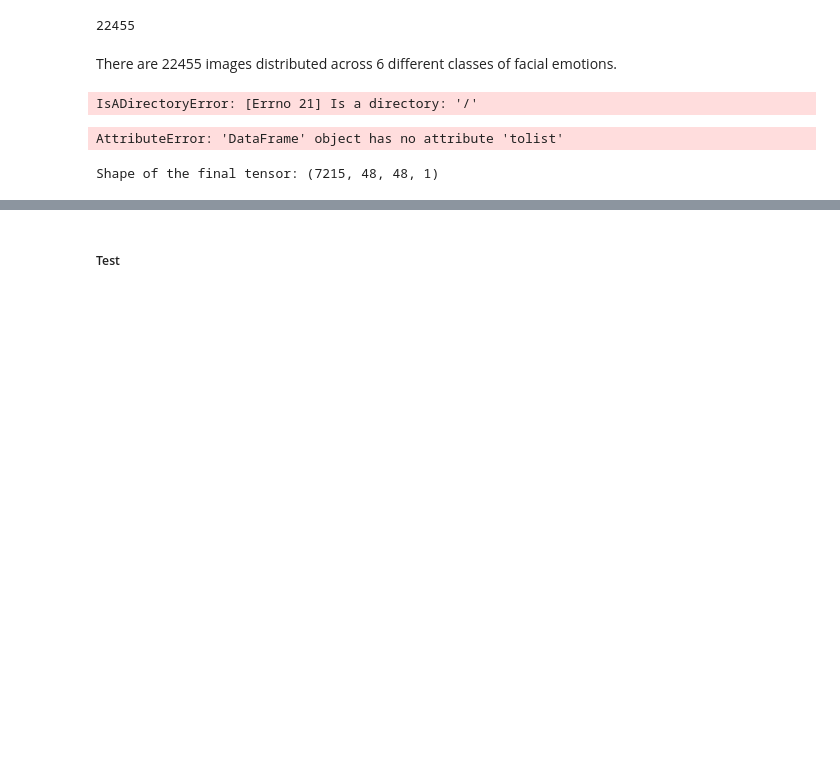
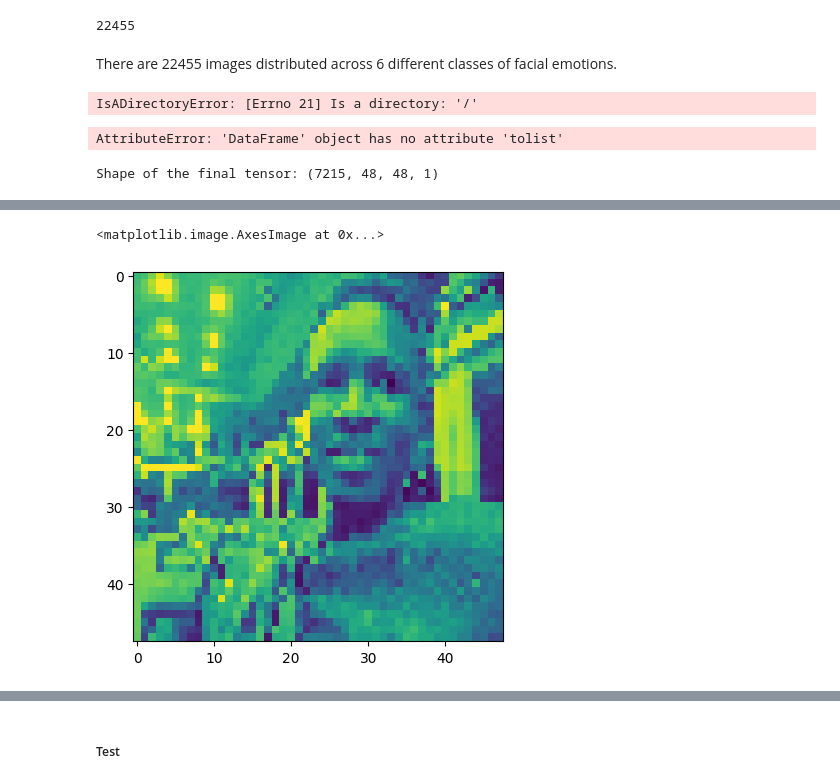
Before and after one commit to Campeone/CNN-Facial-Emotion-Detection, a Jupyter notebook: Facial_Emotion_Detection.ipynb, the cells around one changed output, grey strips where cells are left out. Cells and saved outputs as stored; diff of their text form; code cells hidden in the pictures; blank space fills up the shorter version.

```diff
--- a/Facial_Emotion_Detection.ipynb
+++ b/Facial_Emotion_Detection.ipynb
@@ -240,0 +250,6 @@ train_final_tensors.shape
+# %%
+image2 = load_img(strong_face, color_mode = 'grayscale', target_size=(48, 48))
+plt.imshow(image2)
+# %% [output]
+<matplotlib.image.AxesImage at 0x...>
+[figure, added]
```
Also changed, not shown: parts of 83 cells of this notebook.
